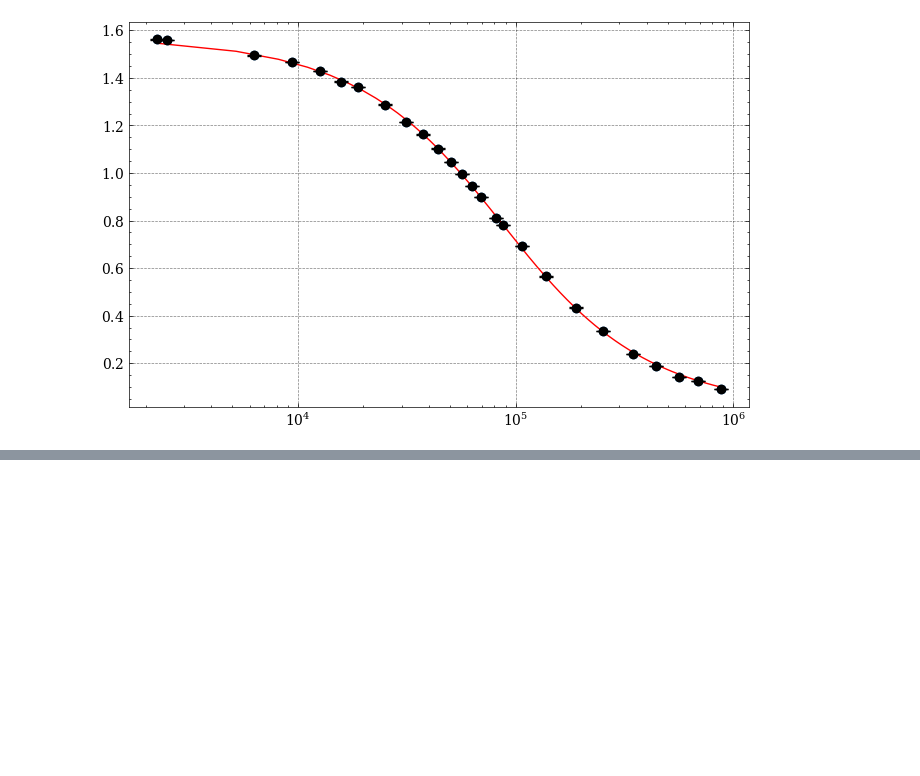
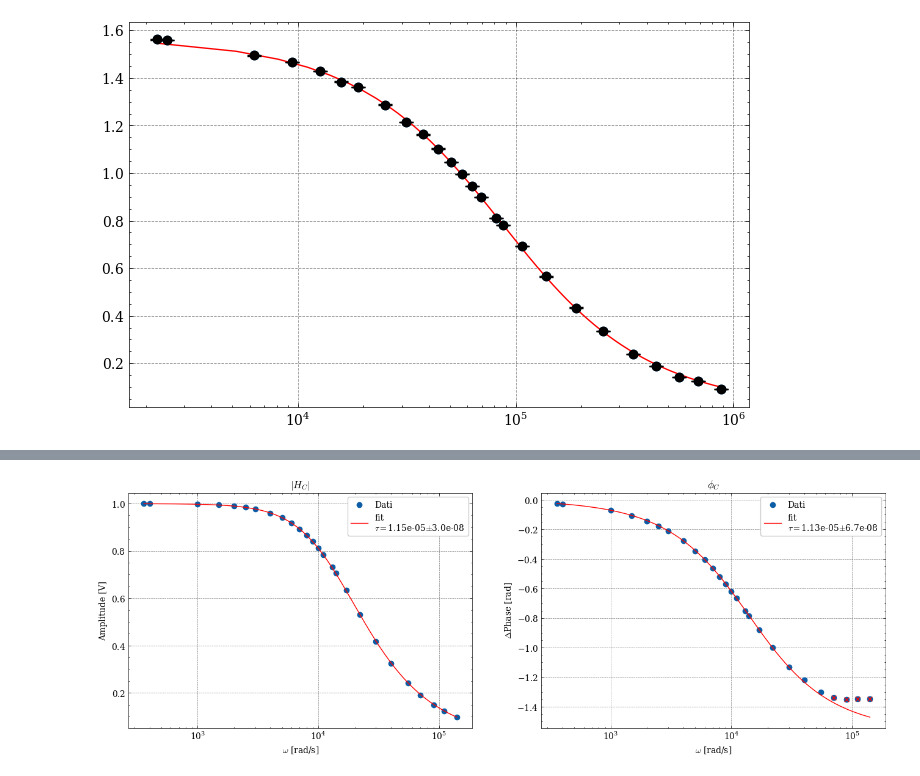
Before and after one commit to Yedi278/Lab2, a Jupyter notebook: Circuiti_3/RC.ipynb, the cells around one changed output, grey strips where cells are left out. Cells and saved outputs as stored; diff of their text form; code cells hidden in the pictures; blank space fills up the shorter version.

```diff
--- a/Circuiti_3/RC.ipynb
+++ b/Circuiti_3/RC.ipynb
@@ -252,0 +218,26 @@ plt.plot(x, fase_R(x*2*np.pi, f_m.values['tau'], f_m.values['a']), label='Teoric
+# %%
+x = np.linspace(np.min(freqs[2:]),np.max(freqs[2:]),1000)
+
+plt.subplots(1,2,figsize=(16,5))
+plt.subplot(1,2,1)
+plt.scatter(freqs[2:], V_c[2:], lw=1, label='Dati')
+plt.plot(x, H_C(x*2*np.pi, f_m.values['tau'], f_m.values['a']), label='fit\n'+r'$\tau = $'f'{"{:.2e}".format(f_m.values["tau"])}''$\pm$'f'{"{:.1e}".format(f_m.errors["tau"])}', color='red')
+plt.title("$|H_C|$")
+plt.xscale('log')
+plt.xlabel('$\omega$ [rad/s]')
+plt.ylabel('Amplitude [V]')
+plt.legend()
+
+plt.subplot(1,2,2)
+plt.scatter(freqs[2:], -fase_c[2:], lw=1, label='Dati')
+plt.plot(x, fase_C(x*2*np.pi, f_f.values['tau'], f_f.values['a']), label='fit\n'+r'$\tau = $'f'{"{:.2e}".format(f_f.values["tau"])}''$\pm$'f'{"{:.1e}".format(f_f.errors["tau"])}', color='red')
+plt.scatter(freqs[-4:], -fase_c[-4:], marker='x', s=30, c='r')
+plt.title("$\phi_C$")
+plt.xlabel('$\omega$ [rad/s]')
+plt.ylabel('$\Delta$Phase [rad]')
+plt.xscale('log')
+plt.legend()
+
+plt.savefig('imgs/RC/fit_C.pdf', bbox_inches='tight', dpi=200)
+# %% [output]
+[figure, added]
```
Also changed, not shown: parts of 13 cells of this notebook, 18 other files.
